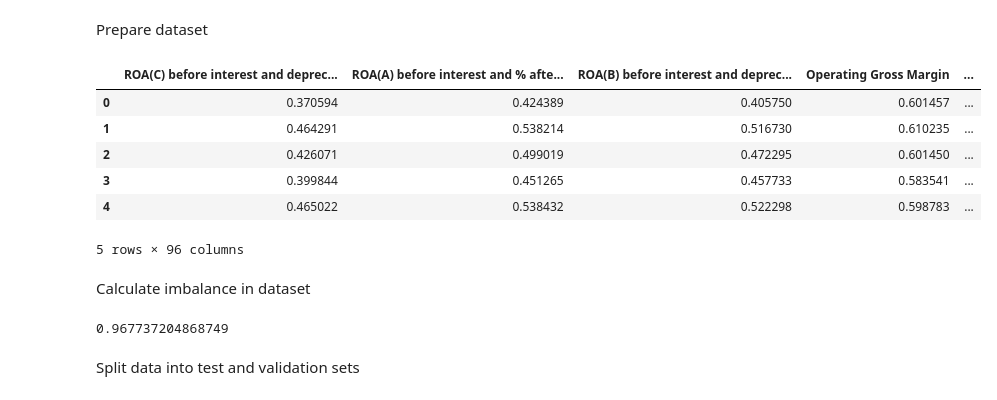
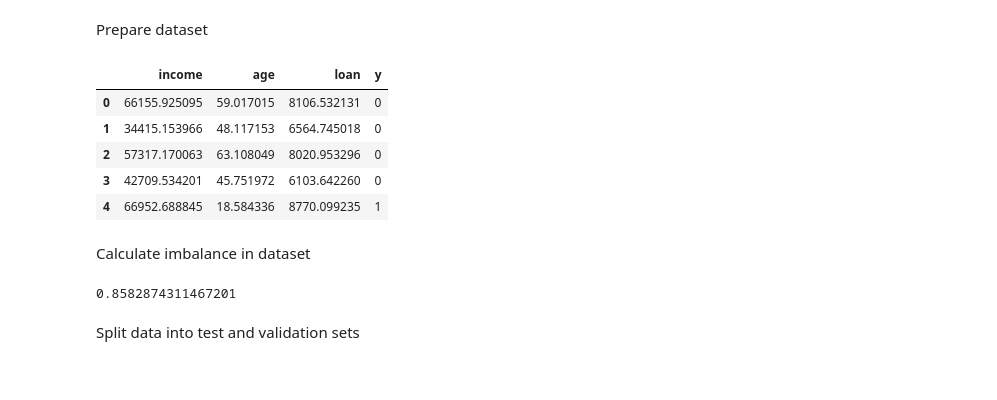
Before and after one commit to niklastrimpe/Gradient-Boosting-Example, a Jupyter notebook: Gradient_Boosting_Credit_Risk.ipynb, the cells around one changed output. Saved outputs shown, nothing was run; the diff lists cells and outputs as text; code cells hidden in the pictures.

```diff
--- a/Gradient_Boosting_Credit_Risk.ipynb
+++ b/Gradient_Boosting_Credit_Risk.ipynb
@@ -3,21 +3,21 @@ Prepare dataset
 # %%
 import pandas as pd
 import numpy as np
 
-df = pd.read_csv("data/data.csv") # https://www.kaggle.com/datasets/fedesoriano/company-bankruptcy-prediction
+df= pd.read_csv("data/credit_risk.csv") # https://www.kaggle.com/datasets/upadorprofzs/credit-risk
 
-df["y"] = df["Bankrupt?"]
-df.drop("Bankrupt?", axis=1, inplace=True)
+df["y"] = df["default"]
+df.drop(["default", "clientid"], axis=1, inplace=True)
+df.dropna(inplace=True)
 
 df.head()
 # %% [output]
-|  | ROA(C) before interest and deprec... | ROA(A) before interest and % afte... | ROA(B) before interest and deprec... | Operating Gross Margin | ... |
-| 0 | 0.370594 | 0.424389 | 0.405750 | 0.601457 | ... |
-| 1 | 0.464291 | 0.538214 | 0.516730 | 0.610235 | ... |
-| 2 | 0.426071 | 0.499019 | 0.472295 | 0.601450 | ... |
-| 3 | 0.399844 | 0.451265 | 0.457733 | 0.583541 | ... |
-| 4 | 0.465022 | 0.538432 | 0.522298 | 0.598783 | ... |
+|  | income | age | loan | y |
+| 0 | 66155.925095 | 59.017015 | 8106.532131 | 0 |
+| 1 | 34415.153966 | 48.117153 | 6564.745018 | 0 |
+| 2 | 57317.170063 | 63.108049 | 8020.953296 | 0 |
+| 3 | 42709.534201 | 45.751972 | 6103.642260 | 0 |
+| 4 | 66952.688845 | 18.584336 | 8770.099235 | 1 |
-5 rows × 96 columns
 # %% [markdown]
 Calculate imbalance in dataset
 # %%
@@ -25,7 +25,7 @@ X, y = df.drop("y", axis=1), df["y"]
 
 y.value_counts()[0] / len(y)
 # %% [output]
-0.967737204868749
+0.8582874311467201
 # %% [markdown]
 Split data into test and validation sets
 # %%
```
Also changed, not shown: parts of 9 cells of this notebook, 6 other files.
